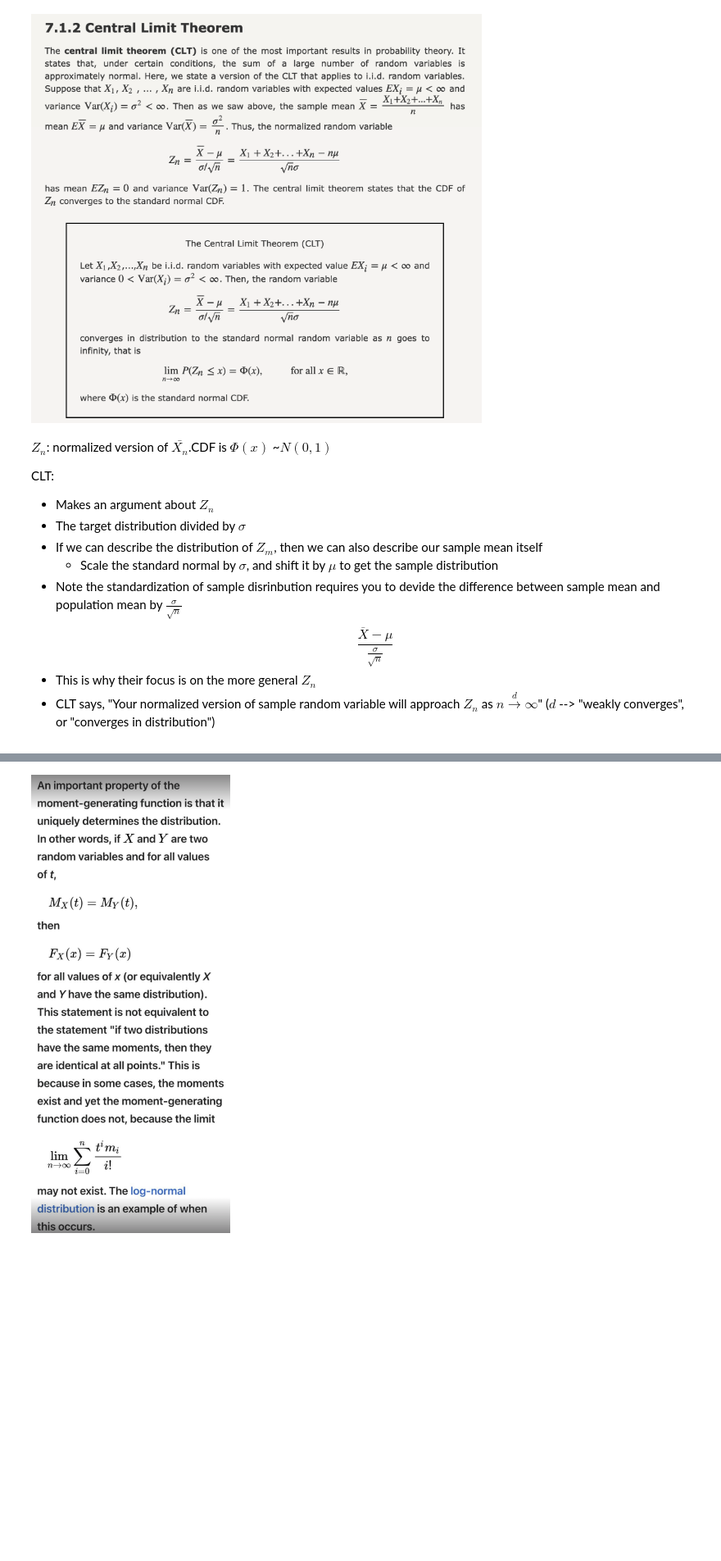
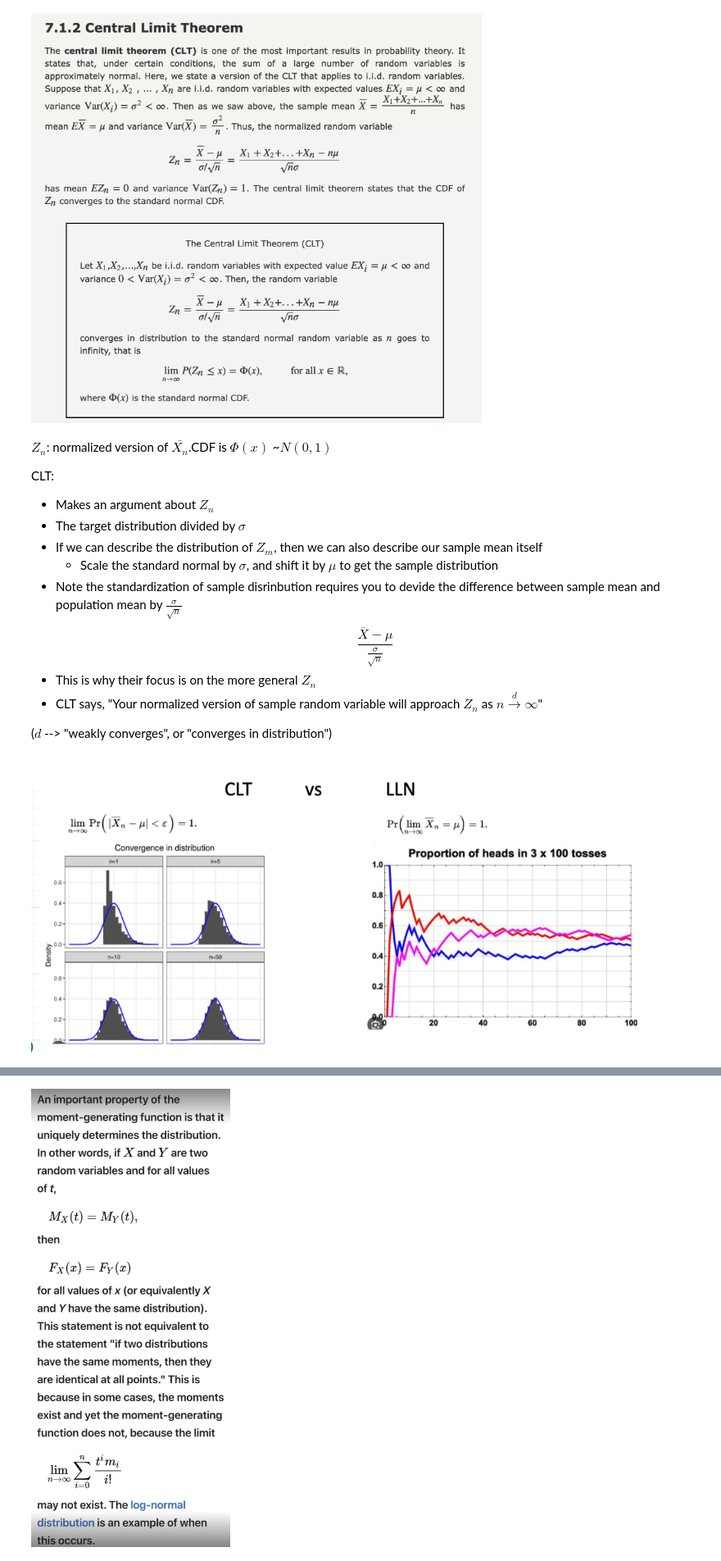
Before and after one commit to ksawada0/Whiteboard-Session-Notes-Probability-and-Statistics, a Jupyter notebook: 2024-03-22-Whiteboard-Session-Probability-and-Statistics.ipynb, the cells around one changed output, grey strips where cells are left out. Shown at 82% size. Cells and saved outputs as stored; diff of their text form; code cells hidden in the pictures; blank space fills up the shorter version.

```diff
--- a/2024-03-22-Whiteboard-Session-Probability-and-Statistics.ipynb
+++ b/2024-03-22-Whiteboard-Session-Probability-and-Statistics.ipynb
@@ -40,7 +40,13 @@ CLT:
 - Note the standardization of sample disrinbution requires you to devide the difference between sample mean and population mean by $\frac{\sigma}{\sqrt{n}}$
 $$\frac{\overline{X}-\mu}{\frac{\sigma}{\sqrt{n}}}$$
 - This is why their focus is on the more general $Z_n$
-- CLT says, "Your normalized version of sample random variable will approach $Z_n$ as $n \overset{d}{\rightarrow} \infty$" ($d$ --> "weakly converges", or "converges in distribution")
+- CLT says, "Your normalized version of sample random variable will approach $Z_n$ as $n \overset{d}{\rightarrow} \infty$"
+
+($d$ --> "weakly converges", or "converges in distribution")
+# %%
+Image(filename='images/session8/clt_vs_lln.png', width=750)
+# %% [output]
+[figure, added]
 # %% [markdown]
 ### Characteristic Functions
 https://sas.uwaterloo.ca/~dlmcleis/s901/chapt6.pdf
```
Also changed, not shown: parts of 18 cells of this notebook, 33 other files.
